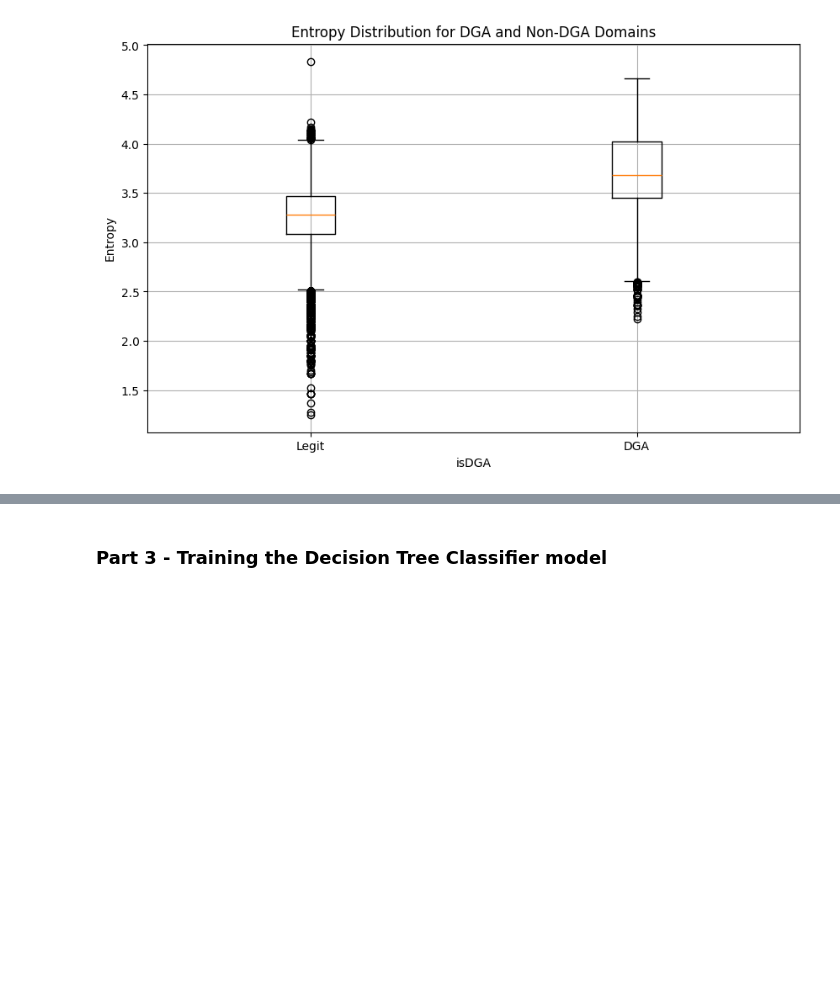
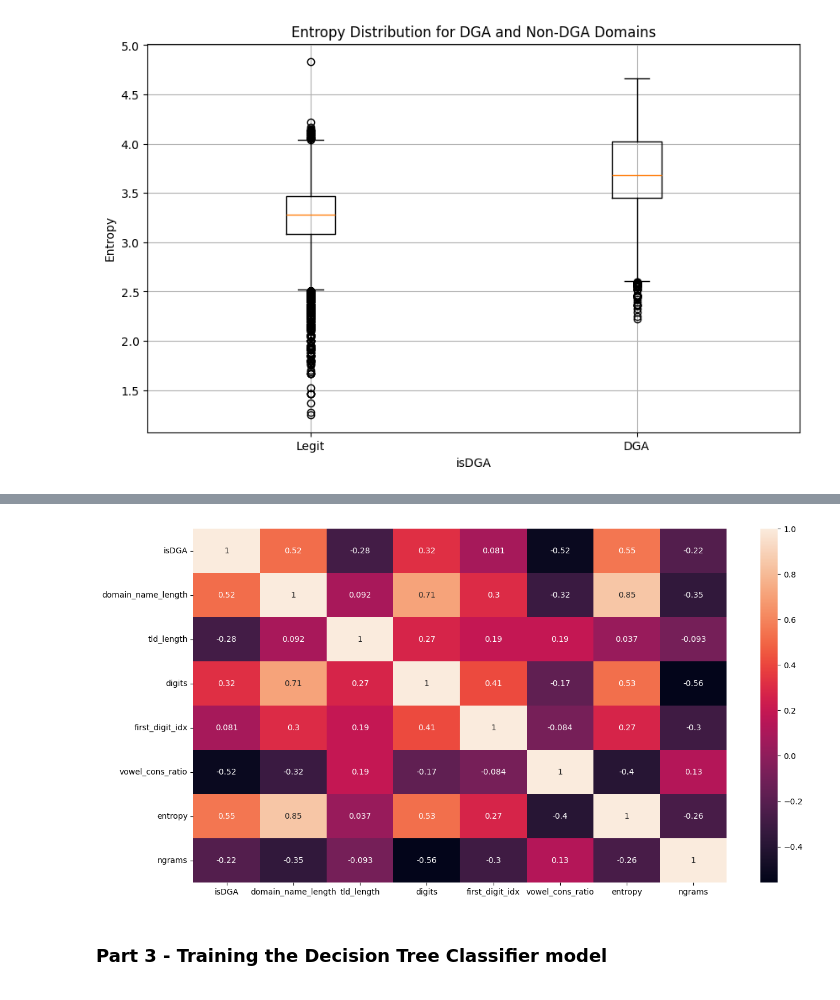
Before and after one commit to dorianDraper/DGA-detection-project1, a Jupyter notebook: src/pr3-DGA detection.ipynb, the cells around one changed output, grey strips where cells are left out. Saved outputs shown, nothing was run; the diff lists cells and outputs as text; code cells hidden in the pictures; blank space fills up the shorter version.

```diff
--- a/src/pr3-DGA detection.ipynb
+++ b/src/pr3-DGA detection.ipynb
@@ -357,2 +306,9 @@ plt.show()
+# %%
+corr = df_final.corr()
+plt.figure(figsize=(15, 8))
+sns.heatmap(corr, annot=True)
+plt.show()
+# %% [output]
+[figure, added]
 # %% [markdown]
 <b><h3>Part 3 - Training the Decision Tree Classifier model</h3></b>
```
Also changed, not shown: parts of 41 cells of this notebook, 13 other files.
